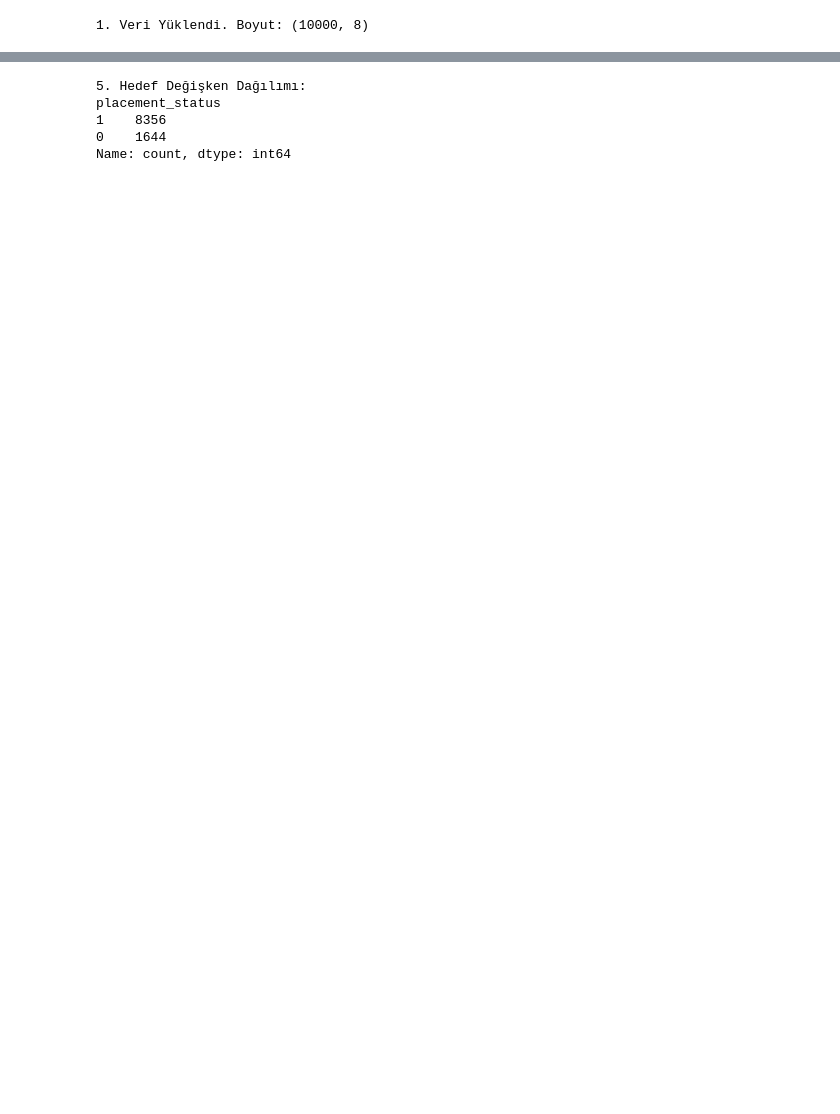
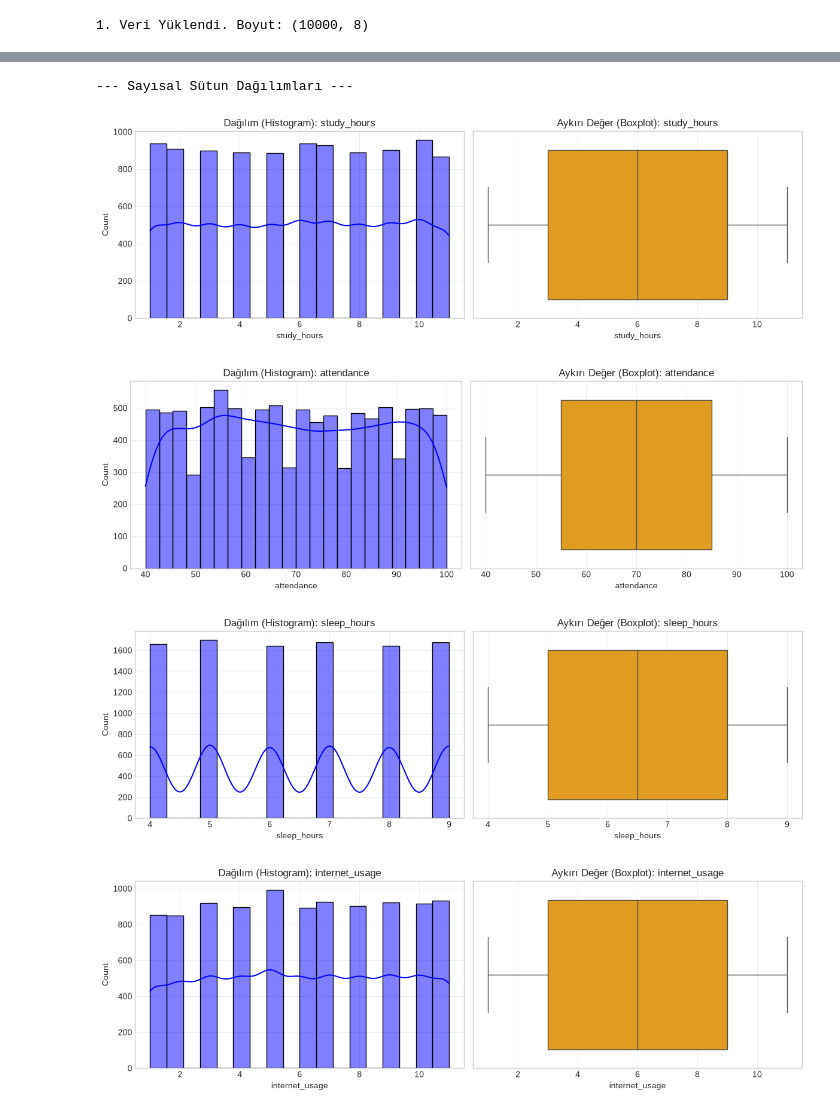
Before and after one commit to JibrilGY/FastApiProject, a Jupyter notebook: data_analysis/student_analysis.ipynb, the cells around one changed output, grey strips where cells are left out. Cells and saved outputs as stored; diff of their text form; code cells hidden in the pictures; blank space fills up the shorter version.

```diff
--- a/data_analysis/student_analysis.ipynb
+++ b/data_analysis/student_analysis.ipynb
@@ -41,10 +46,10 @@ Eksik değer yok.
 # %%
-# --- 4. Check Variable Distribution ---
-print("\n5. Hedef Değişken Dağılımı:")
-print(df["placement_status"].value_counts())
+# Sayısal dağılımları çiz
+print("--- Sayısal Sütun Dağılımları ---")
+plot_statistical_distributions(df, numeric_cols)
 # %% [output]
-5. Hedef Değişken Dağılımı:
-placement_status
-1    8356
-0    1644
-Name: count, dtype: int64
+--- Sayısal Sütun Dağılımları ---
+[figure, added]
+[figure, added]
+[figure, added]
+[figure, added]
```
Also changed, not shown: parts of 12 cells of this notebook, 24 other files.
